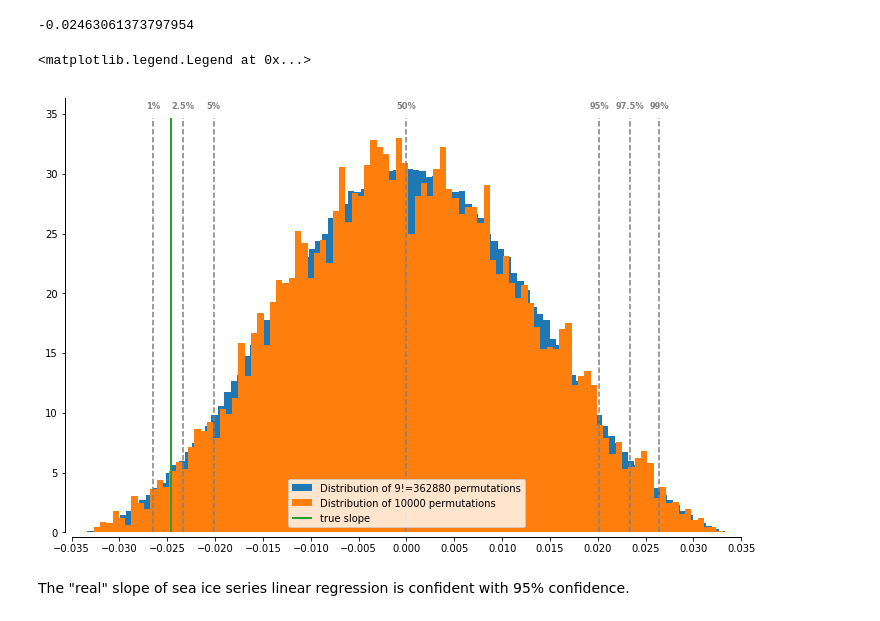
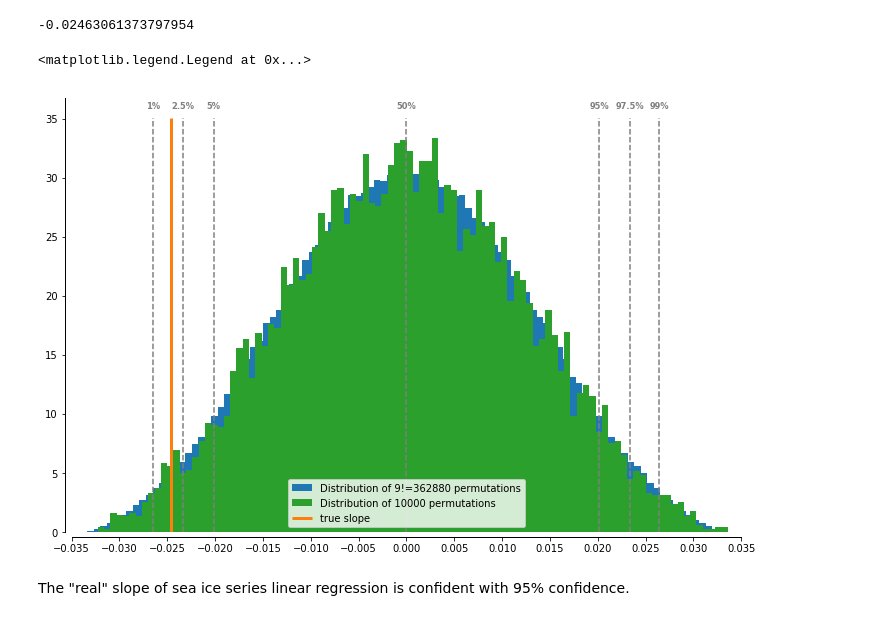
Before and after one commit to dennissergeev/pmc_clim, a Jupyter notebook: code/Sea-Ice.ipynb, the cells around one changed output. Cells and saved outputs as stored; diff of their text form; code cells hidden in the pictures.

```diff
--- a/code/Sea-Ice.ipynb
+++ b/code/Sea-Ice.ipynb
@@ -220,36 +220,36 @@ real_slope
 # %%
 sub_n = 10000
 
 fig, ax = plt.subplots(figsize=(12, 8))
 ax.hist(slopes, density=True, bins=100, label=f'Distribution of {nyr}!={len(slopes)} permutations')
-ax.hist(slopes[:sub_n], density=True, bins=100, label=f'Distribution of {sub_n} permutations')
+ax.hist(slopes[:sub_n], density=True, bins=100, color='C2', label=f'Distribution of {sub_n} permutations')
 for spine in ax.spines.values():
     if spine.spine_type in ['top', 'right']:
         spine.set_linewidth(0)
     else:
         spine.set_linewidth(1)
 ax.spines['left'].set_position(('axes', -0.01))
 ax.spines['bottom'].set_position(('axes', -0.01))
 ax.set_xticks(np.arange(-0.035, 0.036, 0.005))
 ax.set_xlim(-0.035, 0.035)
 
 ymax = ax.get_ylim()[-1]
 
 for perc in (1, 2.5, 5, 50, 95, 97.5, 99):
     x = np.percentile(slopes[:], perc)
     ax.vlines(x, 0, ymax, color='C7', linestyle='--')
     ax.annotate(f'{perc}%', (x, ymax+1),
                 ha='center', va='center',
                 fontweight='bold',
                 color='C7',
                 size='small')
 
-ax.vlines(real_slope, 0, ymax, color='C2', linewidth=2, label='true slope')
+ax.vlines(real_slope, 0, ymax, color='C1', linewidth=3, label='true slope')
 ax.legend(loc=8)
 # fig.savefig(mypaths.plotdir / 'sea_ice_slope_histogram.png', dpi=300, bbox_inches='tight')
 # %% [output]
 <matplotlib.legend.Legend at 0x...>
-[figure, old version]
+[figure, new version]
 # %% [markdown]
 The "real" slope of sea ice series linear regression is confident with 95% confidence.
 # %% [markdown]
```
Also changed, not shown: parts of 41 cells of this notebook.
